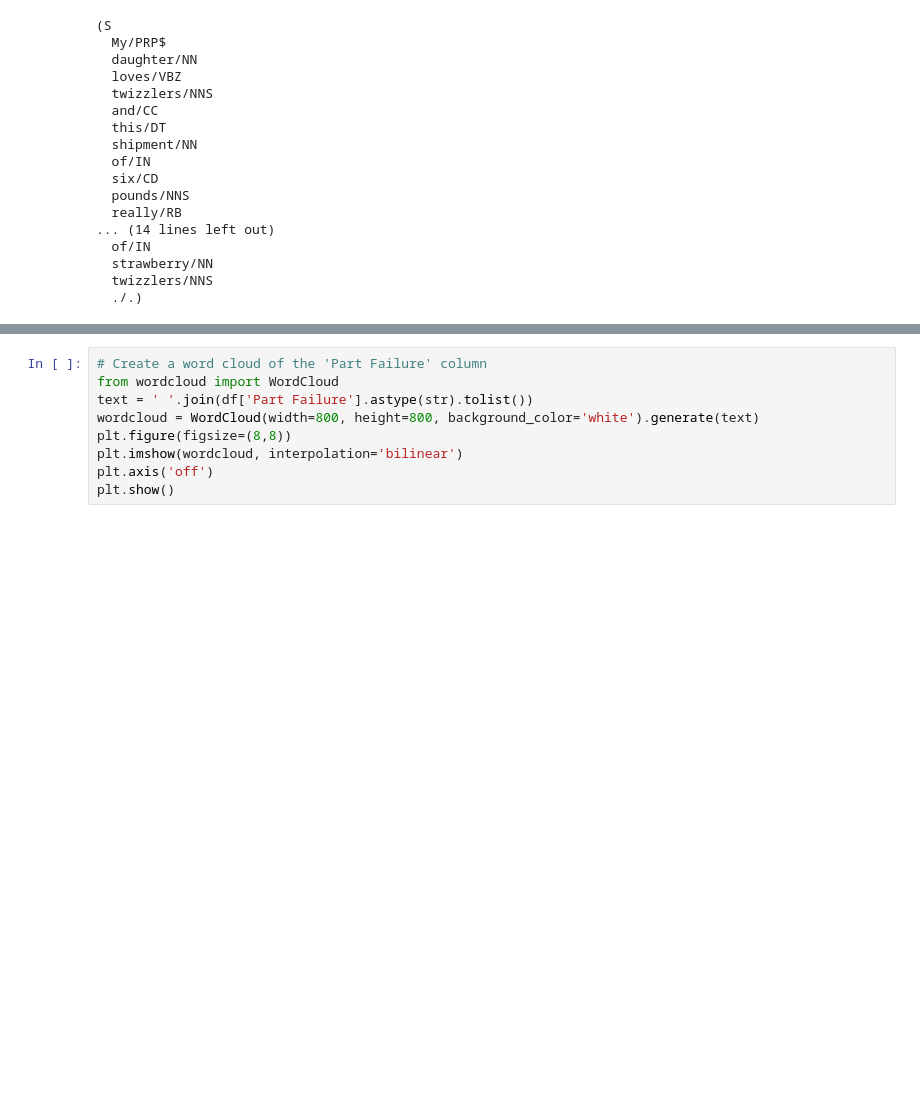
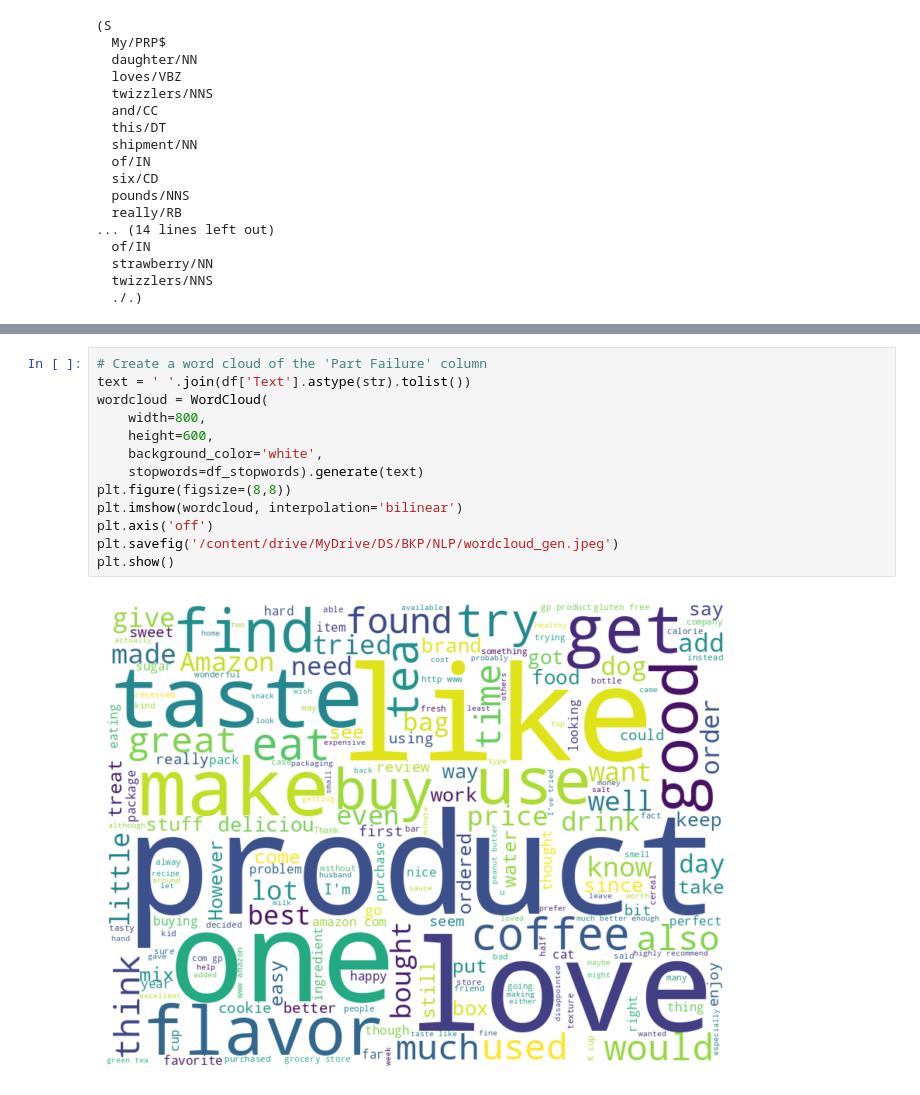
Before and after one commit to Lyu-Sterkh/Sentiment-analysis, a Jupyter notebook: Sentiment_Analysis.ipynb, the cells around one changed output, grey strips where cells are left out. Cells and saved outputs as stored; diff of their text form; blank space fills up the shorter version.

```diff
--- a/Sentiment_Analysis.ipynb
+++ b/Sentiment_Analysis.ipynb
@@ -295,9 +308,15 @@ plt.show()
 # %%
 # Create a word cloud of the 'Part Failure' column
-from wordcloud import WordCloud
-text = ' '.join(df['Part Failure'].astype(str).tolist())
-wordcloud = WordCloud(width=800, height=800, background_color='white').generate(text)
+text = ' '.join(df['Text'].astype(str).tolist())
+wordcloud = WordCloud(
+    width=800,
+    height=600,
+    background_color='white',
+    stopwords=df_stopwords).generate(text)
 plt.figure(figsize=(8,8))
 plt.imshow(wordcloud, interpolation='bilinear')
 plt.axis('off')
+plt.savefig('/content/drive/MyDrive/DS/ВКР/NLP/wordcloud_gen.jpeg')
 plt.show()
+# %% [output]
+[figure, added]
```
Also changed, not shown: parts of 13 cells of this notebook.
